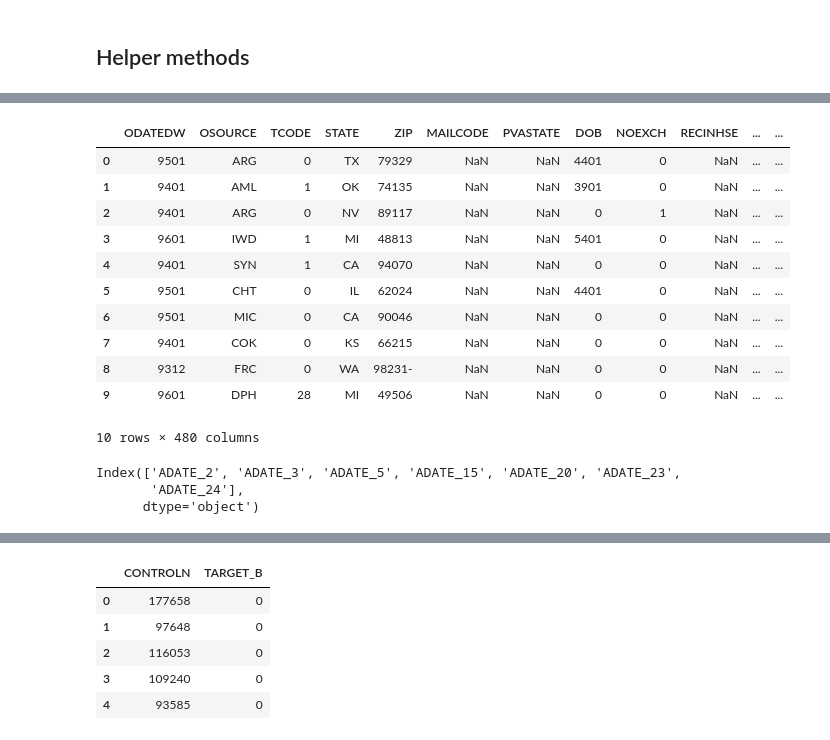
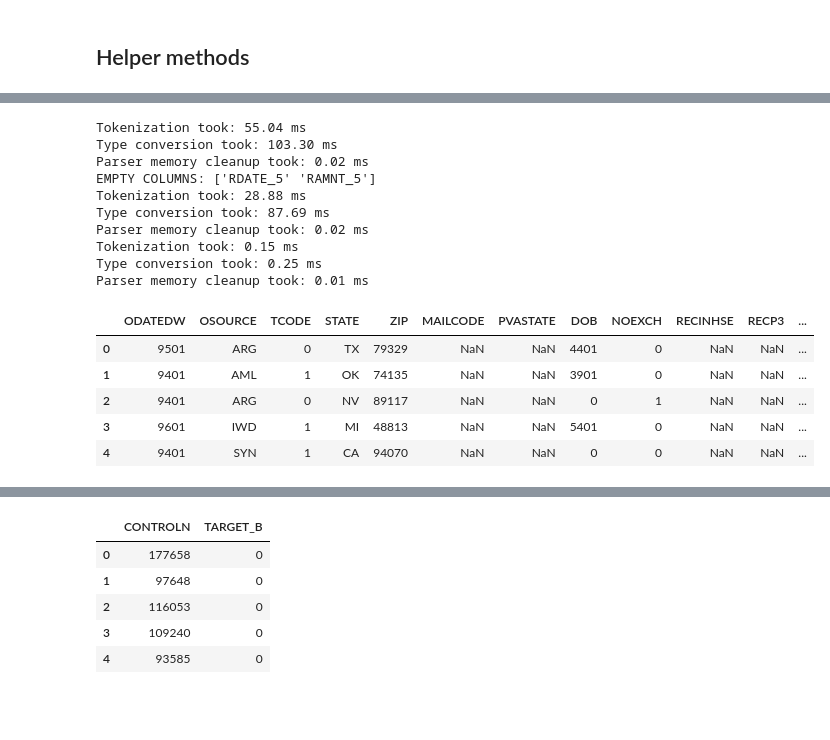
Before and after one commit to dzenanh/ML, a Jupyter notebook: ML-VU-exer1.ipynb, the cells around one changed output, grey strips where cells are left out. Saved outputs shown, nothing was run; the diff lists cells and outputs as text; code cells hidden in the pictures; blank space fills up the shorter version.

Commit message:
advanced data preprocessing

```diff
--- a/ML-VU-exer1.ipynb
+++ b/ML-VU-exer1.ipynb
@@ -101,0 +188,52 @@ Parser memory cleanup took: 1.18 ms
+# %%
+target_var = "TARGET_B"
+
+raw_data_train = pd.read_csv('/home/xxx/MScBI/S4/ML/exer1/data/KDD/all/cup98ID.shuf.5000.train.csv', sep = ',',
+            error_bad_lines = False, low_memory = False,
+            skip_blank_lines = True, na_values = [' '],
+            keep_default_na = True, verbose = True)
+
+
+
+
+null_columns=raw_data_train.columns[raw_data_train.isnull().all()]
+print("EMPTY COLUMNS:", null_columns.values)
+# remove empty columns
+raw_data_train.drop(null_columns.values, axis=1 ,inplace=True)
+
+raw_data_test = pd.read_csv('/home/xxx/MScBI/S4/ML/exer1/data/KDD/all/cup98ID.shuf.5000.test.csv', sep = ',',
+            error_bad_lines = False, low_memory = False,
+            skip_blank_lines = True, na_values = [' '],
+            keep_default_na = True, verbose = True)
+# remove empty columns
+raw_data_test.drop(null_columns.values, axis=1 ,inplace=True)
+
+raw_data_validate = pd.read_csv('/home/xxx/MScBI/S4/ML/exer1/data/KDD/all/cup98ID.shuf.5000.sampleSolution.csv', sep = ',',
+            error_bad_lines = False, low_memory = False,
+            skip_blank_lines = True, na_values = [' '],
+            keep_default_na = True, verbose = True)
+# %% [output]
+Tokenization took: 55.04 ms
+Type conversion took: 103.30 ms
+Parser memory cleanup took: 0.02 ms
+EMPTY COLUMNS: ['RDATE_5' 'RAMNT_5']
+Tokenization took: 28.88 ms
+Type conversion took: 87.69 ms
+Parser memory cleanup took: 0.02 ms
+Tokenization took: 0.15 ms
+Type conversion took: 0.25 ms
+Parser memory cleanup took: 0.01 ms
+# %%
+## remove control numbers from datasets
+controlnr_column = "CONTROLN"
+controlNR_train = raw_data_train[controlnr_column]
+controlNR_test = raw_data_test[controlnr_column]
+
+raw_data_train.drop([controlnr_column], axis=1, inplace=True)
+raw_data_test.drop([controlnr_column], axis=1, inplace=True)
+
+
+XY_train = raw_data_train[target_var]
+VXY_test = raw_data_validate[target_var]
+# drop y from train just to have same dimensions
+raw_data_train.drop([target_var], axis=1, inplace=True)
@@ -102,15 +242,9 @@ Parser memory cleanup took: 1.18 ms
 # %%
-raw_data_train.head(10)
+raw_data_train.head(5)
 # %% [output]
-|  | ODATEDW | OSOURCE | TCODE | STATE | ZIP | MAILCODE | PVASTATE | DOB | NOEXCH | RECINHSE | ... | ... |
-| 0 | 9501 | ARG | 0 | TX | 79329 | NaN | NaN | 4401 | 0 | NaN | ... | ... |
-| 1 | 9401 | AML | 1 | OK | 74135 | NaN | NaN | 3901 | 0 | NaN | ... | ... |
-| 2 | 9401 | ARG | 0 | NV | 89117 | NaN | NaN | 0 | 1 | NaN | ... | ... |
-| 3 | 9601 | IWD | 1 | MI | 48813 | NaN | NaN | 5401 | 0 | NaN | ... | ... |
-| 4 | 9401 | SYN | 1 | CA | 94070 | NaN | NaN | 0 | 0 | NaN | ... | ... |
-| 5 | 9501 | CHT | 0 | IL | 62024 | NaN | NaN | 4401 | 0 | NaN | ... | ... |
-| 6 | 9501 | MIC | 0 | CA | 90046 | NaN | NaN | 0 | 0 | NaN | ... | ... |
-| 7 | 9401 | COK | 0 | KS | 66215 | NaN | NaN | 0 | 0 | NaN | ... | ... |
-| 8 | 9312 | FRC | 0 | WA | 98231- | NaN | NaN | 0 | 0 | NaN | ... | ... |
-| 9 | 9601 | DPH | 28 | MI | 49506 | NaN | NaN | 0 | 0 | NaN | ... | ... |
+|  | ODATEDW | OSOURCE | TCODE | STATE | ZIP | MAILCODE | PVASTATE | DOB | NOEXCH | RECINHSE | RECP3 | ... |
+| 0 | 9501 | ARG | 0 | TX | 79329 | NaN | NaN | 4401 | 0 | NaN | NaN | ... |
+| 1 | 9401 | AML | 1 | OK | 74135 | NaN | NaN | 3901 | 0 | NaN | NaN | ... |
+| 2 | 9401 | ARG | 0 | NV | 89117 | NaN | NaN | 0 | 1 | NaN | NaN | ... |
+| 3 | 9601 | IWD | 1 | MI | 48813 | NaN | NaN | 5401 | 0 | NaN | NaN | ... |
+| 4 | 9401 | SYN | 1 | CA | 94070 | NaN | NaN | 0 | 0 | NaN | NaN | ... |
-10 rows × 480 columns
@@ -119,7 +250,0 @@ raw_data_train.head(10)
-# %%
-dat_var = raw_data_train.var()
-dat_var.index[dat_var < 0.005]
-# %% [output]
-Index(['ADATE_2', 'ADATE_3', 'ADATE_5', 'ADATE_15', 'ADATE_20', 'ADATE_23',
-       'ADATE_24'],
-      dtype='object')
```
Also changed, not shown: parts of 210 cells of this notebook.
